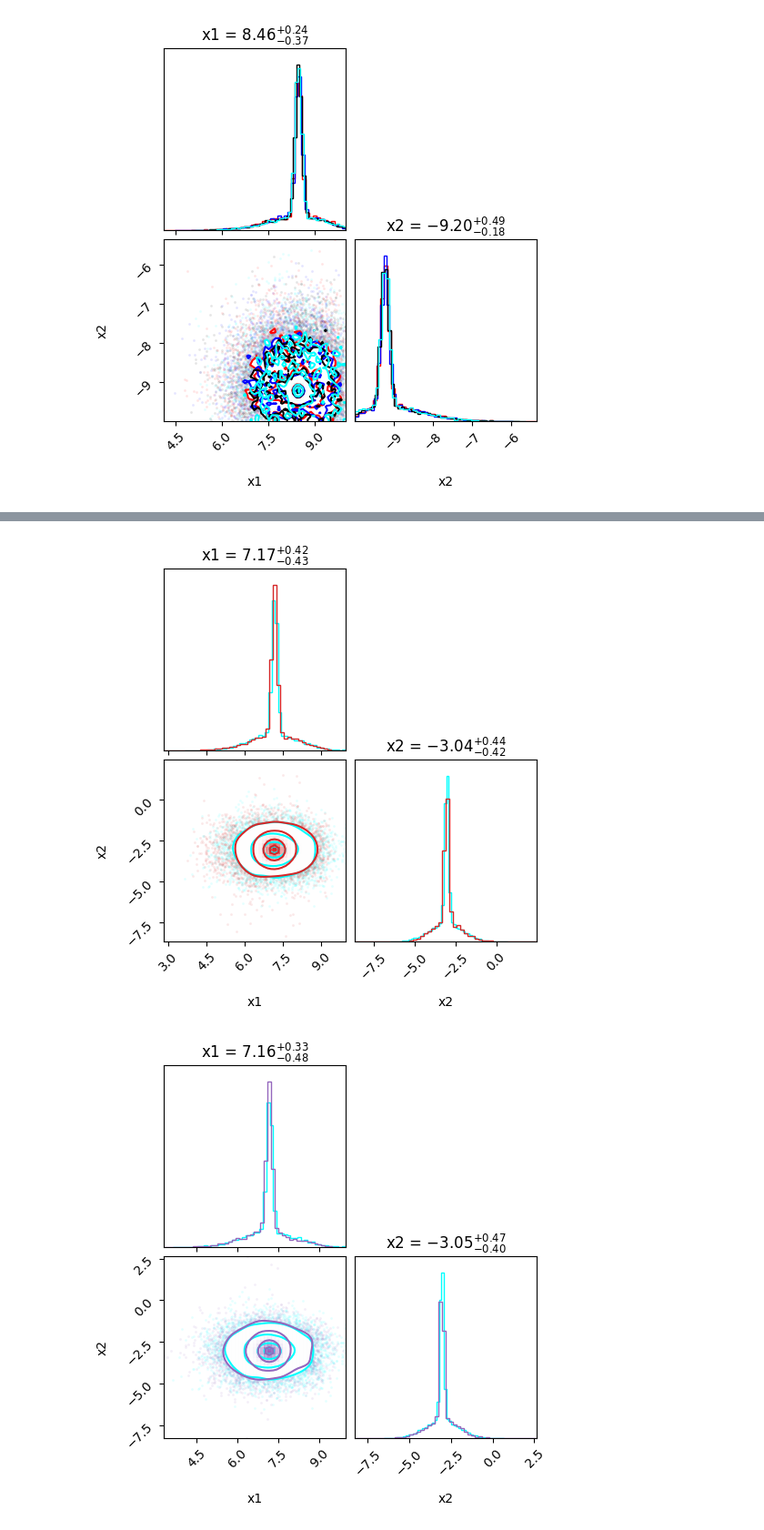
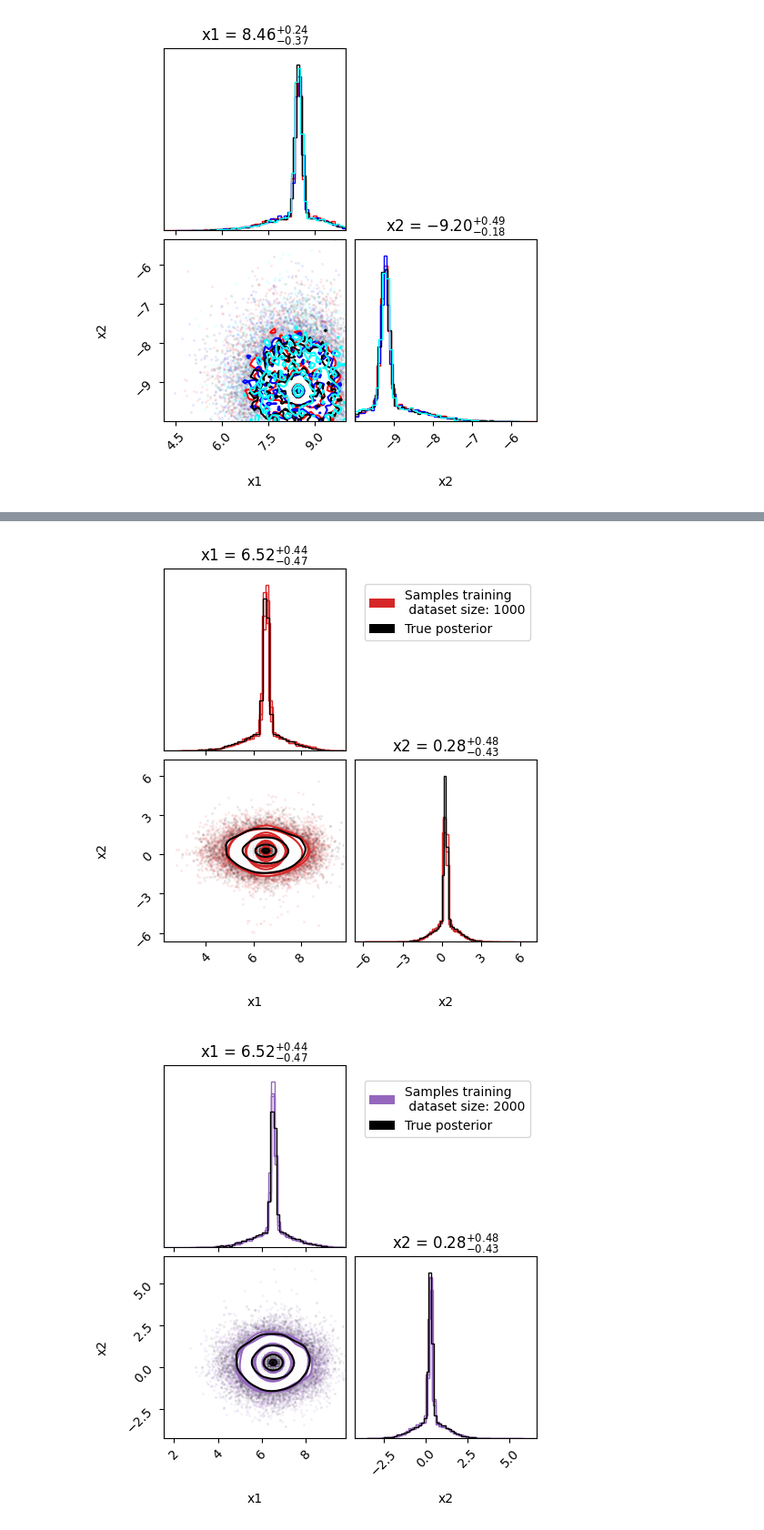
Before and after one commit to Mauropieroni/ACP-test-fork, a Jupyter notebook: scripts/notebooks_for_plots/plot_KL_all.ipynb, the cells around one changed output, grey strips where cells are left out. Shown at 91% size. Saved outputs shown, nothing was run; the diff lists cells and outputs as text; code cells hidden in the pictures.

Commit message:
Added data + minor changes

```diff
--- a/scripts/notebooks_for_plots/plot_KL_all.ipynb
+++ b/scripts/notebooks_for_plots/plot_KL_all.ipynb
@@ -31,10 +31,10 @@ for i in range(len(train_data)):
     num_train = train_data[i]
     data = np.load(path_to_data+str(num_train)+'/'+example_name + f"_{num_epochs}_{check_every}.npz")
     ut.plot_losses(data['train'], data['val'], check_every, ax=ax[int(i/4)][i%4])
-    ax[int(i/4)][i%4].set_title(num_train)
-    ax[int(i/4)][i%4].set_xlabel('Epochs')
-    ax[int(i/4)][i%4].set_ylabel('Loss')
-    ax[int(i/4)][i%4].set_xscale('log')
+    ax[int(i/4), i%4].set_title(num_train)
+    ax[int(i/4), i%4].set_xlabel('Epochs')
+    ax[int(i/4), i%4].set_ylabel('Loss')
+    # ax[int(i/4), i%4].set_xscale('log')
 
 fig.tight_layout()
 # %% [output]
@@ -134,9 +134,10 @@ corner.corner(data_test, labels=['x1', 'x2'], show_titles=True, color='cyan', fi
 [figure]
 # %%
 import sbibm
+import matplotlib
 import matplotlib.lines as mlines
 
-i_obs = 2
+i_obs = 8
 
 example_name = "gaussian_mixture"
 task = sbibm.get_task(example_name)
@@ -144,19 +145,26 @@ prior = task.get_prior_dist()
 simulator = task.get_simulator()
 observation = task.get_observation(num_observation=i_obs+1)
 data_test = np.array(task.get_reference_posterior_samples(num_observation=i_obs+1))
-
-
-
+bbox_to_anchor=(0.0, 1.0, 1.0, 1.0)
 
 for i in range(len(train_data)):
     num_train = train_data[i]
     data = np.load(path_to_data+str(num_train)+'/'+example_name + f"_{num_epochs}_{check_every}.npz")
 
-    fig = corner.corner(data_test, labels=['x1', 'x2'], show_titles=True, color='cyan', bins=50, smooth=2, hist_kwargs={'density': True});
+    for j in range(3):
+        if j == 0:
+            fig = corner.corner(data['post_samples'][i_obs,j], labels=['x1', 'x2'], show_titles=True, color=colors[i], bins=50, smooth=2, hist_kwargs={'density': True});
+        else:
+            fig = corner.corner(data['post_samples'][i_obs,j], labels=['x1', 'x2'], show_titles=True, color=colors[i], bins=50, smooth=2, hist_kwargs={'density': True}, fig=fig);
 
-    corner.corner(data['post_samples'][i_obs,0], labels=['x1', 'x2'], show_titles=True, color=colors[i], bins=50, smooth=2, hist_kwargs={'density': True}, fig=fig);
+    corner.corner(data_test, labels=['x1', 'x2'], show_titles=True, color='black', bins=50, smooth=2, hist_kwargs={'density': True}, fig=fig, );
+
+    custom_lines = [matplotlib.patches.Patch(facecolor=colors[i], label='Samples training \ndataset size: ' + str(train_data[i])),
+                    matplotlib.patches.Patch(facecolor='black', label='True posterior'),]
 
 
+    plt.legend(handles=custom_lines, bbox_to_anchor=bbox_to_anchor, loc=0)
+    plt.savefig(f'final_plots/corner_plot_{num_train}.pdf', bbox_inches='tight')
 
 # plt.legend(
 #     handles=[
@@ -177,2 +185,2 @@ for i in range(len(train_data)):
-[figure, old version]
+[figure, new version]
-[figure, old version]
+[figure, new version]
```
Also changed, not shown: parts of 2 cells of this notebook, 1 other file.
